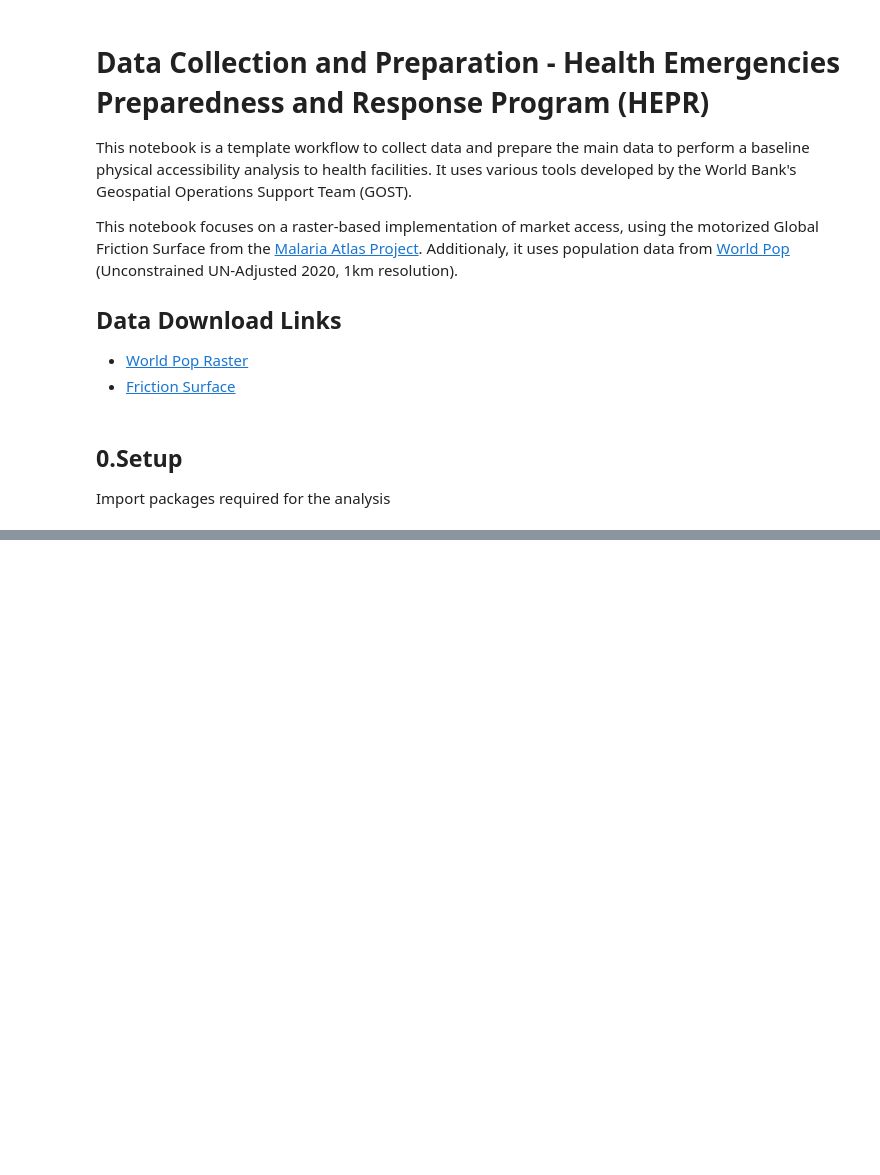
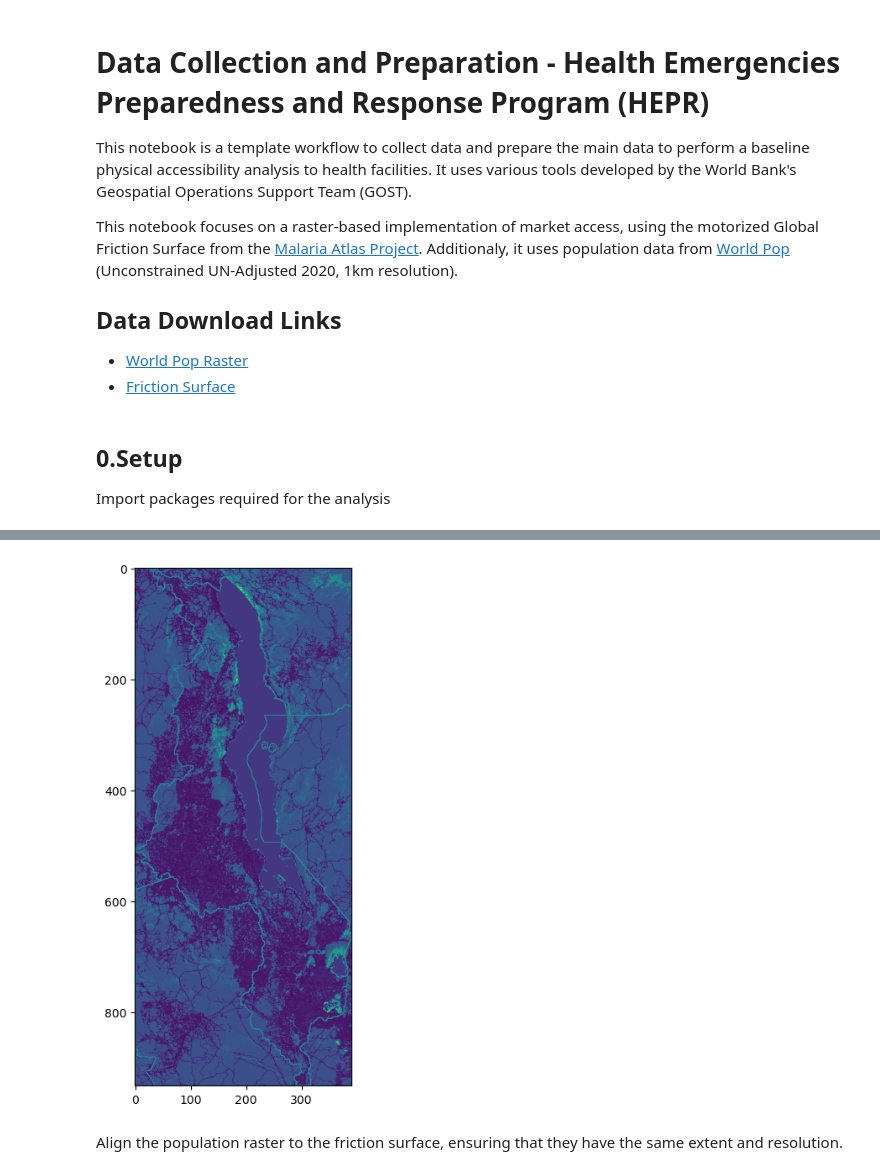
Before and after one commit to worldbank/Health-Access-Metrics, a Jupyter notebook: notebooks/HF_Access_raster.ipynb, the cells around one changed output, grey strips where cells are left out. Drawn from its saved outputs; the diff is of its cells as text; code cells hidden in the pictures; blank space fills up the shorter version.

```diff
--- a/notebooks/HF_Access_raster.ipynb
+++ b/notebooks/HF_Access_raster.ipynb
@@ -60,0 +67,2 @@ import UrbanRaster as urban
+# %%
+scratch_dir = join(expanduser("~/OneDrive - WBG"), 'Health-Access-Metrics')
@@ -60,0 +173,12 @@ import UrbanRaster as urban
+# %%
+# Import the clipped friction surface
+
+out_travel_surface = join(scratch_dir, 'data', f"travel_surface_motorized_{iso}.tif")
+travel_surf = rio.open(out_travel_surface)
+# %%
+fig, ax = plt.subplots(figsize=(6,8))
+im = ax.imshow(travel_surf.read(1), norm=colors.PowerNorm(gamma=0.5), cmap='viridis')
+# %% [output]
+[figure, added]
+# %% [markdown]
+Align the population raster to the friction surface, ensuring that they have the same extent and resolution.
```
Also changed, not shown: parts of 31 cells of this notebook, 1 other file.
